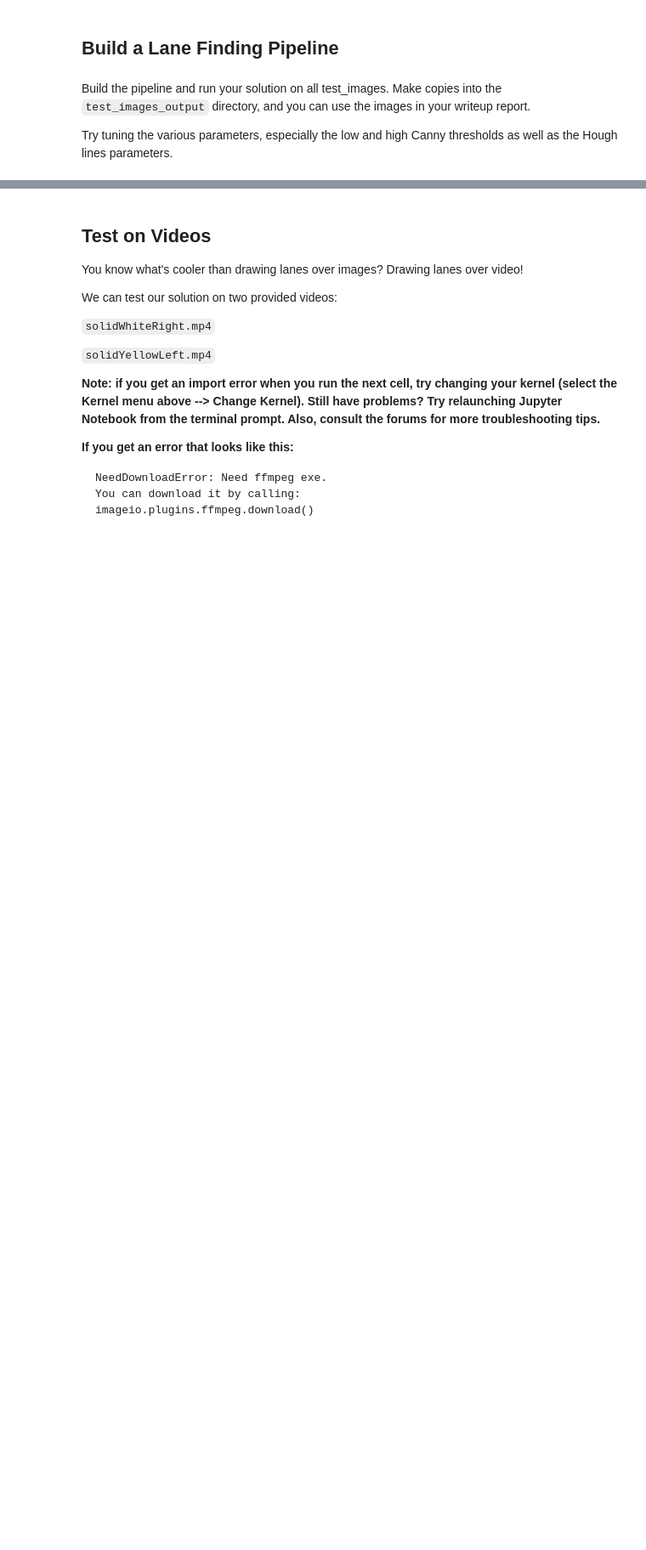
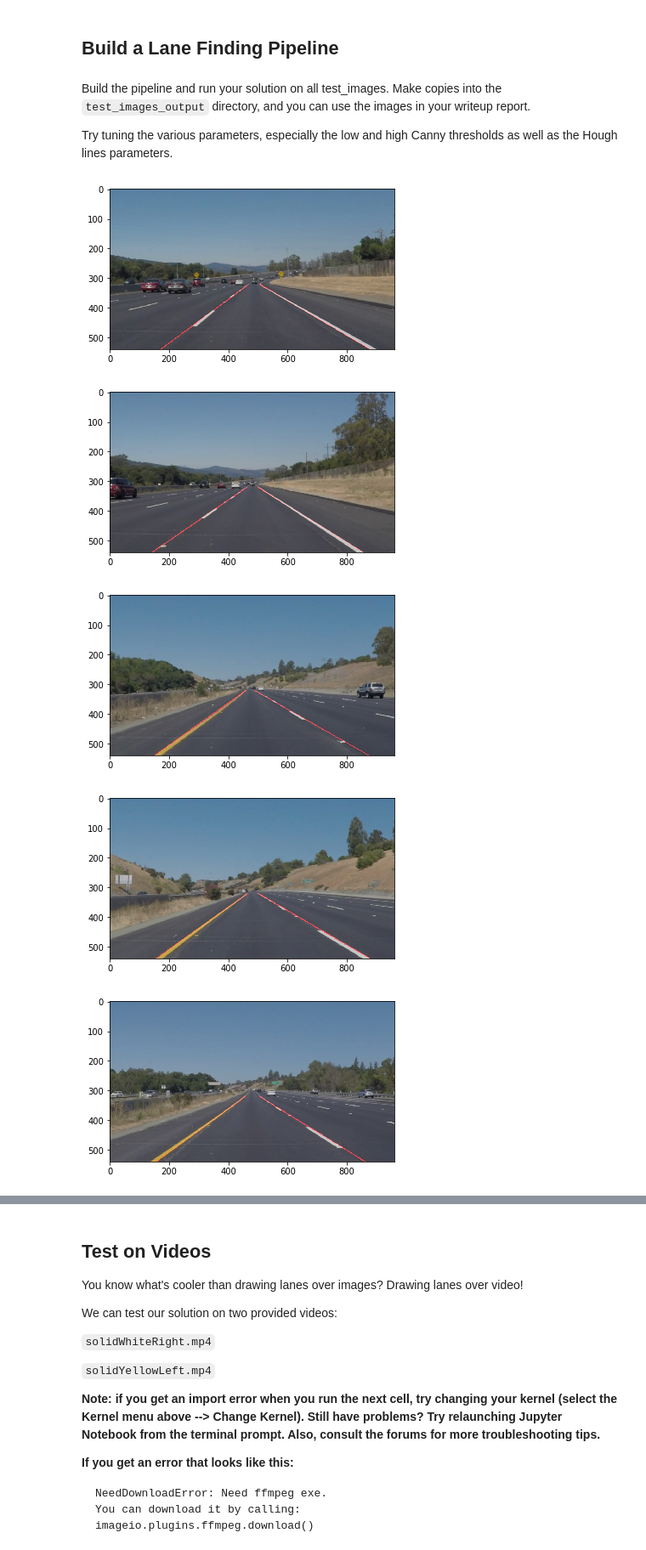
Before and after one commit to TrunksLegendary/Udacity-SDCE-CarND-LaneLines-P1-master, a Jupyter notebook: P1.ipynb, the cells around one changed output, grey strips where cells are left out. Shown at 85% size. Drawn from its saved outputs; the diff is of its cells as text; code cells hidden in the pictures; blank space fills up the shorter version.

```diff
--- a/P1.ipynb
+++ b/P1.ipynb
@@ -237,0 +242,48 @@ Try tuning the various parameters, especially the low and high Canny thresholds
+# %%
+# TODO: Build your pipeline that will draw lane lines on the test_images
+# then save them to the test_images_output directory.
+
+def mypip(ImgLoad):
+
+    ImgNew = ImgLoad
+    ImgGrey = grayscale(ImgLoad)
+    ImgBlur = gaussian_blur(ImgGrey, 3)
+    ImgEdg = canny(ImgBlur, 50, 150)
+
+    yy, xx = ImgEdg.shape
+
+    TLr = [0.47, 0.595]
+    TRr = [0.55, 0.595]
+    BLr = [0.15, 1]
+    BRr = [0.93, 1]
+
+    TL = (TLr[0]*xx, TLr[1]*yy)
+    TR = (TRr[0]*xx, TRr[1]*yy)
+    BL = (BLr[0]*xx, BLr[1]*yy)
+    BR = (BRr[0]*xx, BRr[1]*yy)
+    V = np.array([[TL, TR, BR, BL]], dtype=np.int32)
+
+    ImgROI = region_of_interest(ImgEdg, V)
+
+    rho = 1
+    theta = np.pi/180
+    threshold = 8
+    min_line_len = 20
+    max_line_gap = 20
+    Img_Hgh = hough_lines(ImgROI, rho, theta, threshold, min_line_len, max_line_gap)
+
+    ImgRet = weighted_img(Img_Hgh, ImgNew)
+    return ImgRet
+
+for imgname in os.listdir("test_images/"):
+    img = mpimg.imread("test_images/"+imgname)
+    img = mypip(img)
+    plt.imshow(img)
+    plt.show()
+    plt.imsave("test_images_output/"+imgname, img)
+# %% [output]
+[figure, added]
+[figure, added]
+[figure, added]
+[figure, added]
+[figure, added]
```
Also changed, not shown: parts of 10 cells of this notebook, 9 other files.
